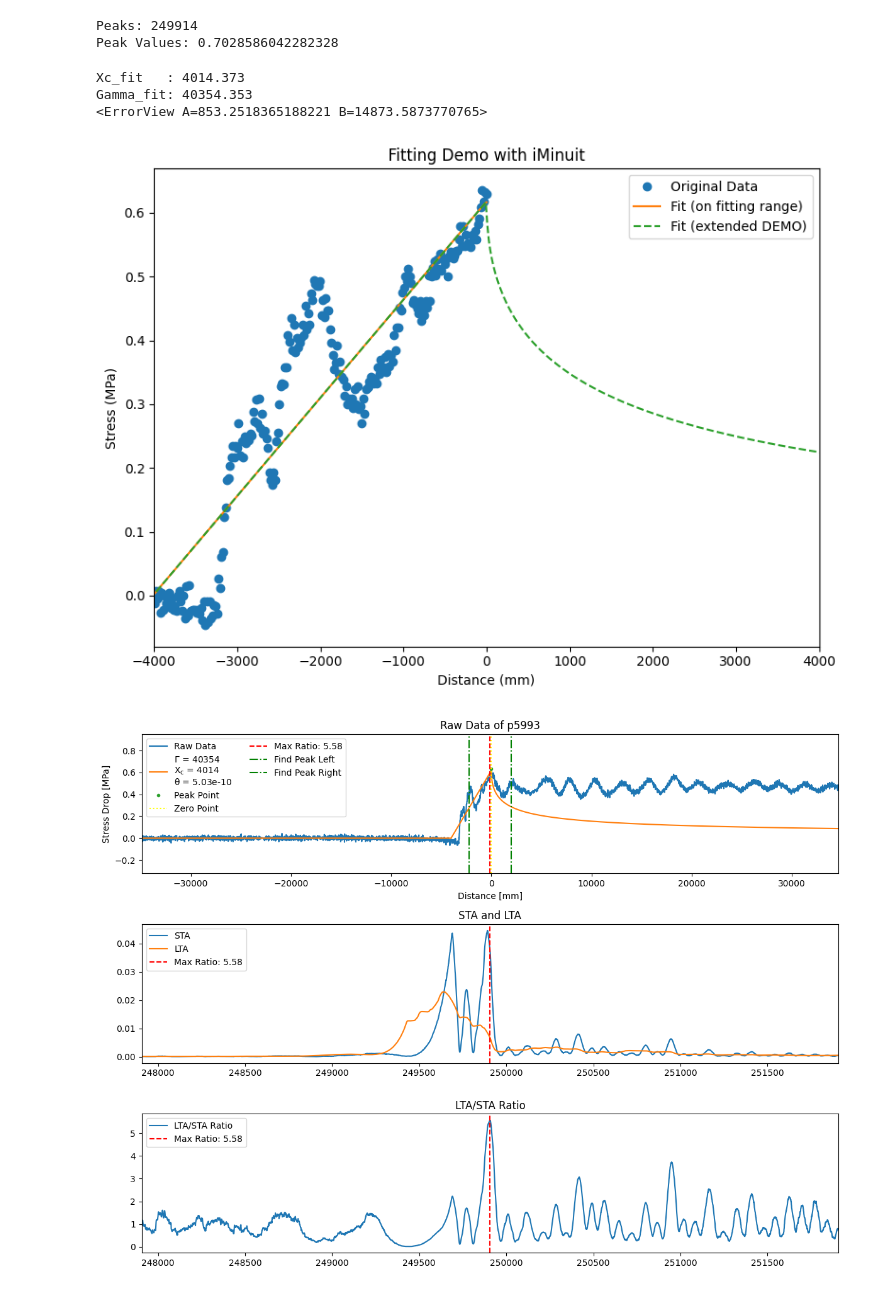
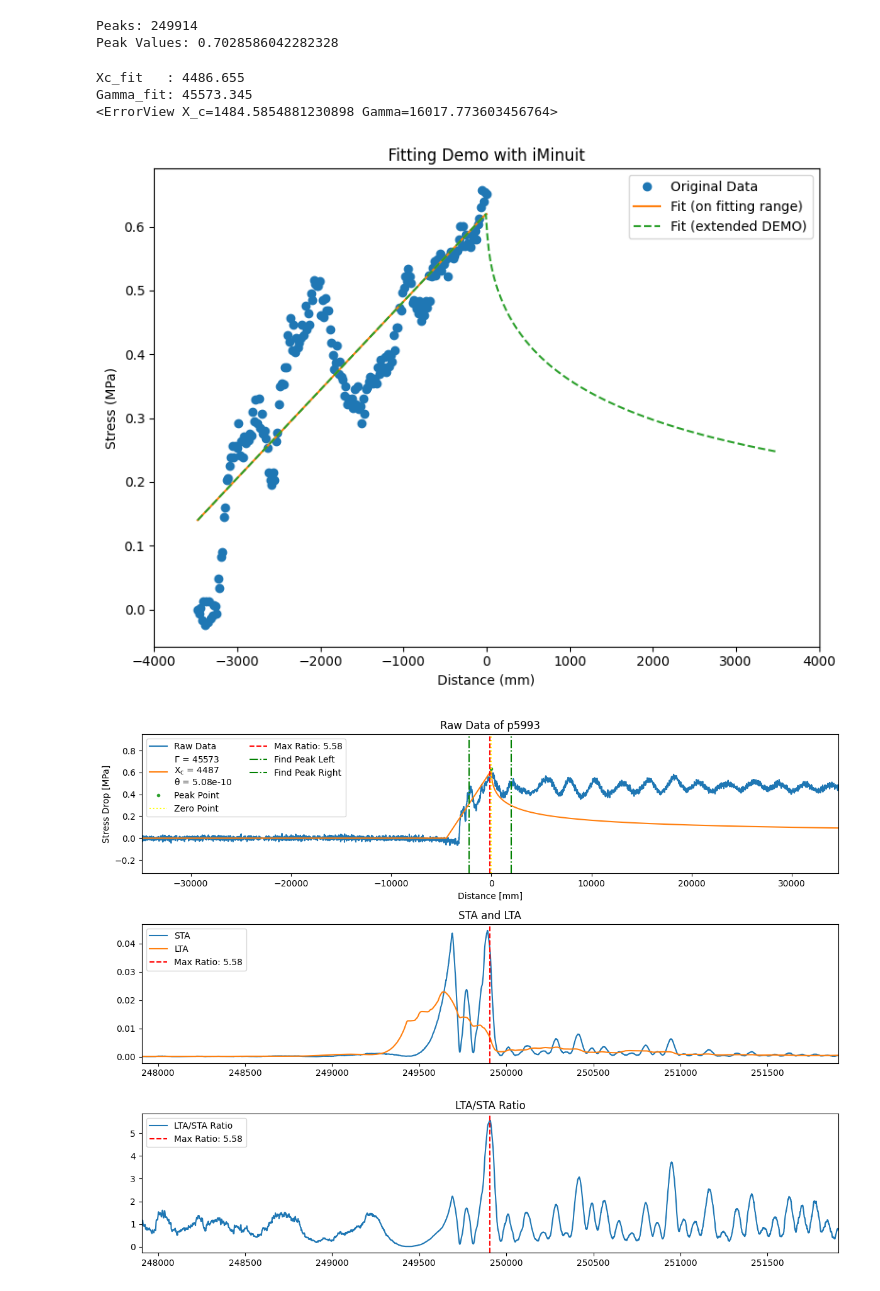
Before and after one commit to Gauss963/PSU-Dynamic-Strain, a Jupyter notebook: Code/p5993.ipynb, the cells around one changed output. Drawn from its saved outputs; the diff is of its cells as text; code cells hidden in the pictures.

Commit message:
Compare different peak

```diff
--- a/Code/p5993.ipynb
+++ b/Code/p5993.ipynb
@@ -115,17 +115,17 @@ Peak Values: 0.7028586042282328
 DISTANCE = DISTANCE - DISTANCE[GLOBAL_PEAK]
 STRESS_MPA = STRESS_MPA - np.average(STRESS_MPA[max_index - hspan: max_index - hspan + 1000])
 # %%
-STRESS_MPA_FOR_FIT = STRESS_MPA[GLOBAL_PEAK - 280: GLOBAL_PEAK]     # fitting range
+STRESS_MPA_FOR_FIT = STRESS_MPA[GLOBAL_PEAK - 200: GLOBAL_PEAK]     # fitting range
 STRESS_MPA_FOR_FIT = STRESS_MPA_FOR_FIT - STRESS_MPA_FOR_FIT[0]     # shift to zero
-DISTANCE_FOR_FIT = np.linspace(-280, 0, 280) / fs * C_f * 1000      # mm
-DISTANCE_FOR_DEMO = np.linspace(-280, 280, 560) / fs * C_f * 1000   # mm
+DISTANCE_FOR_FIT = np.linspace(-200, 0, 200) / fs * C_f * 1000      # mm
+DISTANCE_FOR_DEMO = np.linspace(-200, 200, 400) / fs * C_f * 1000   # mm
 
 # ------------------------------------------------------------------------
 # (1) Define chi-square function
 # ------------------------------------------------------------------------
-def chi_square(A, B):
+def chi_square(X_c, Gamma):
 
-    model = DataProcessor.fitting_function(A, C_f, B, DISTANCE_FOR_FIT, 8e-3) / 10**6
+    model = DataProcessor.fitting_function(X_c, C_f, Gamma, DISTANCE_FOR_FIT, 8e-3) / 10**6
 
     # chi2 = sum( (data_i - model_i)^2 / sigma_i^2 )
     chi2 = np.sum((STRESS_MPA_FOR_FIT - model)**2)
@@ -134,7 +134,7 @@ def chi_square(A, B):
 # ------------------------------------------------------------------------
 # (2) Use iminuit to find chi-square min
 # ------------------------------------------------------------------------
-m = iminuit.Minuit(chi_square, A=3000, B=40000)
+m = iminuit.Minuit(chi_square, X_c=3000, Gamma=40000)
 
 # errordef = 1 corresponding to Least-Squares / Chi-square
 m.errordef = 1
@@ -146,8 +146,8 @@ m.migrad()
 m.hesse()
 
 # Get fitting results
-Xc_fit = m.values["A"]
-Gamma_fit = m.values["B"]
+Xc_fit = m.values["X_c"]
+Gamma_fit = m.values["Gamma"]
 
 print(f"Xc_fit   : {Xc_fit:.3f}")
 print(f"Gamma_fit: {Gamma_fit:.3f}")
@@ -155,37 +155,37 @@ print(f"Gamma_fit: {Gamma_fit:.3f}")
 print(m.errors)
 
 # ------------------------------------------------------------------------
 # (3) Plotting：Compare fitting result with raw data
 # ------------------------------------------------------------------------
 # 0) Setup Figure
 plt.figure(figsize = (8, 6))
 
 # 1) raw data (from 0, to 180), 180 points
 plt.plot(DISTANCE_FOR_FIT, STRESS_MPA_FOR_FIT, "o", label="Original Data")
 
 # 2) draw the fitting curve "corresponding to DISTANCE_FOR_FIT"
 STRESS_MPA_FIT_CURVE = DataProcessor.fitting_function(Xc_fit, C_f, Gamma_fit, DISTANCE_FOR_FIT, 8e-3) / 10**6
 plt.plot(DISTANCE_FOR_FIT, STRESS_MPA_FIT_CURVE, "-", label="Fit (on fitting range)")
 
 # 3) expand the scope
 STRESS_MPA_FOR_DEMO = DataProcessor.fitting_function(Xc_fit, C_f, Gamma_fit, DISTANCE_FOR_DEMO, 8e-3) / 10**6
 plt.plot(DISTANCE_FOR_DEMO, STRESS_MPA_FOR_DEMO, "--", label="Fit (extended DEMO)")
 
 # set x range
 plt.xlim(-4000, 4000)
 plt.xlabel("Distance (mm)")
 plt.ylabel("Stress (MPa)")
 plt.legend()
 plt.title("Fitting Demo with iMinuit")
 plt.tight_layout()
 plt.savefig(f'../Plot/Fitting-{experiment_SN}.pdf', dpi = 300)
 plt.show()
 plt.close()
 # %% [output]
-Xc_fit   : 4014.373
-Gamma_fit: 40354.353
-<ErrorView A=853.2518365188221 B=14873.5873770765>
+Xc_fit   : 4486.655
+Gamma_fit: 45573.345
+<ErrorView X_c=1484.5854881230898 Gamma=16017.773603456764>
-[figure, old version]
+[figure, new version]
 # %%
 theta = Gamma_fit / normal_stress / (Xc_fit * 10**3)
 # %%
```
Also changed, not shown: 8 other files.
